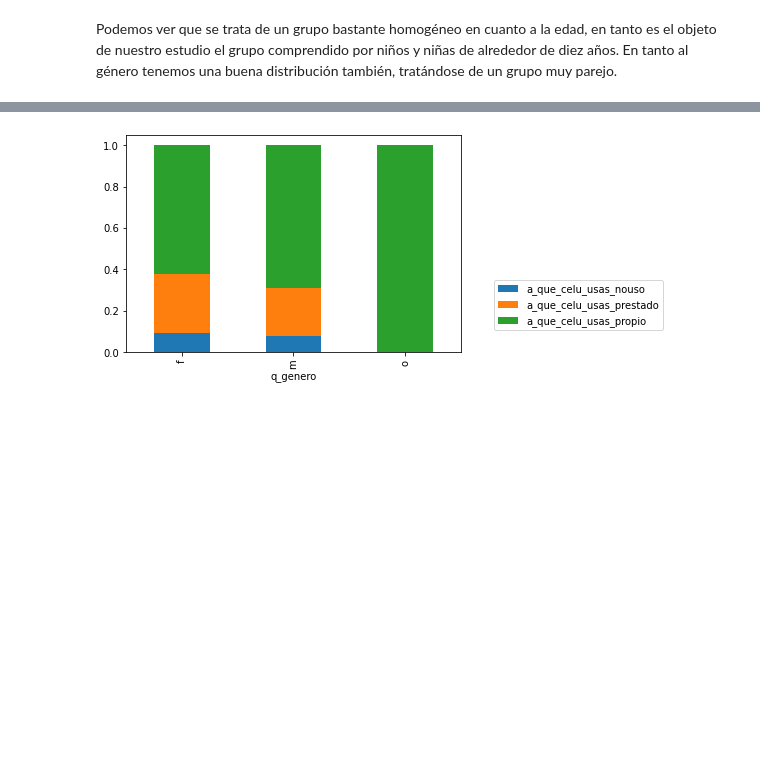
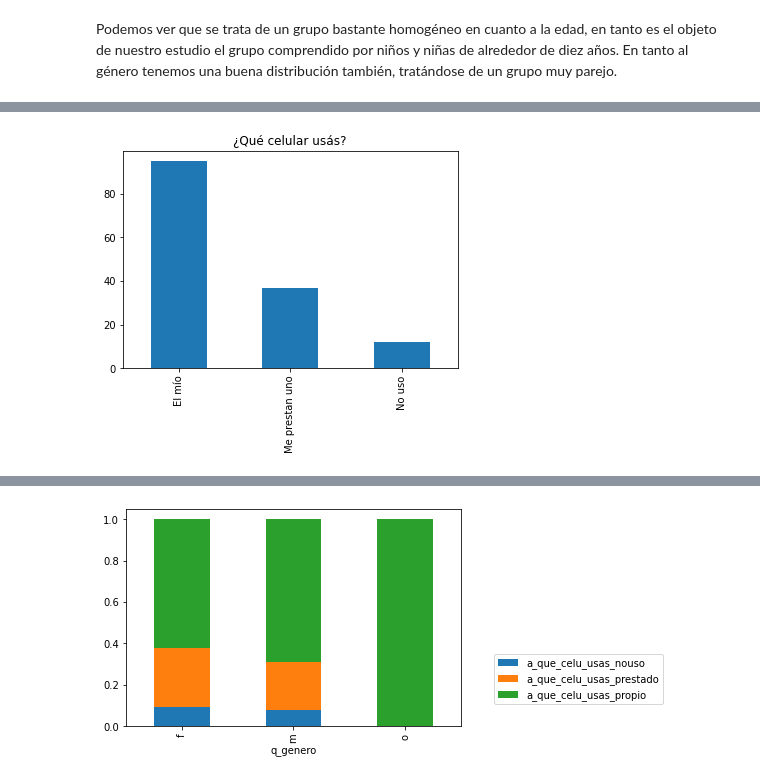
Before and after one commit to luparral/misconceptions, a Jupyter notebook: notebooks/Análisis exploratorio.ipynb, the cells around one changed output, grey strips where cells are left out. Cells and saved outputs as stored; diff of their text form; code cells hidden in the pictures; blank space fills up the shorter version.

```diff
--- a/notebooks/Análisis exploratorio.ipynb
+++ b/notebooks/Análisis exploratorio.ipynb
@@ -94,0 +105,11 @@ Si cabe destacar que la mayor parte de los niños y niñas parecieran contar con
+# %%
+#¿Qué celular usás?
+
+positions = (0, 1, 2)
+labels = ("El mío", "Me prestan uno", "No uso")
+
+df["q_que_celu_usas"].value_counts().plot.bar()
+plt.title("¿Qué celular usás?")
+plt.xticks(positions, labels);
+# %% [output]
+[figure, added]
```
Also changed, not shown: parts of 16 cells of this notebook.
